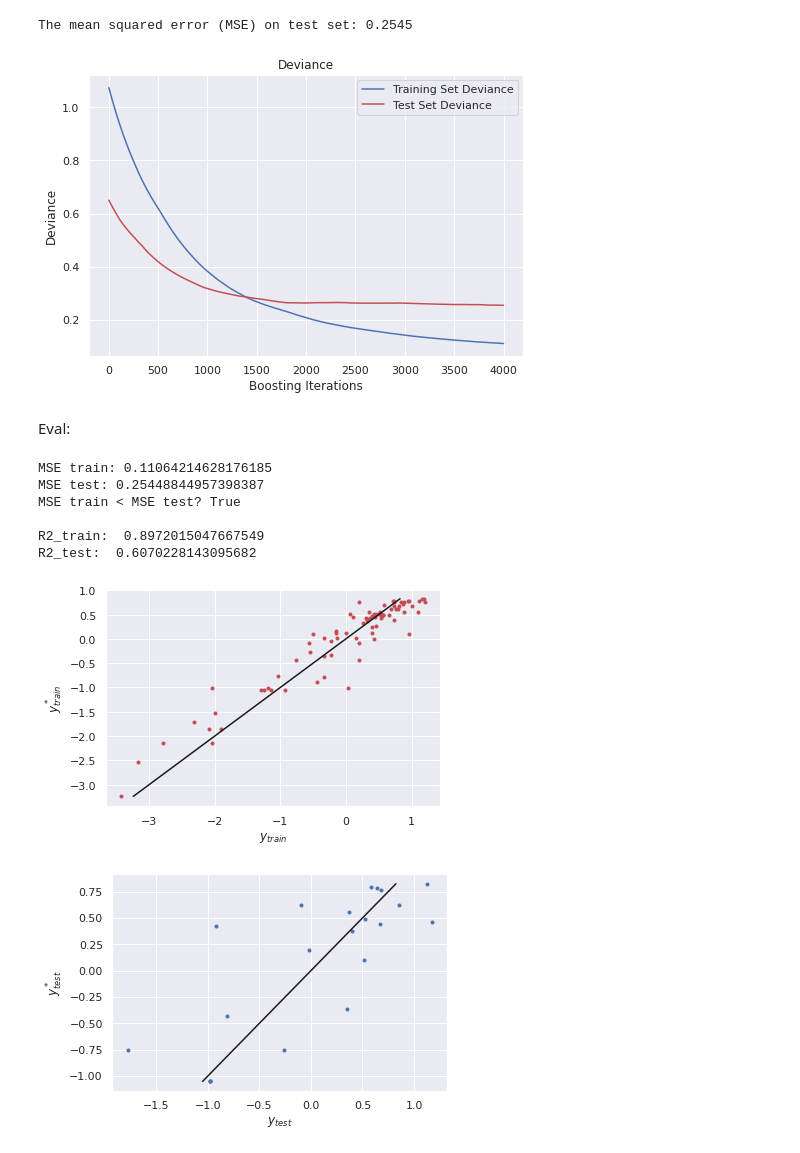
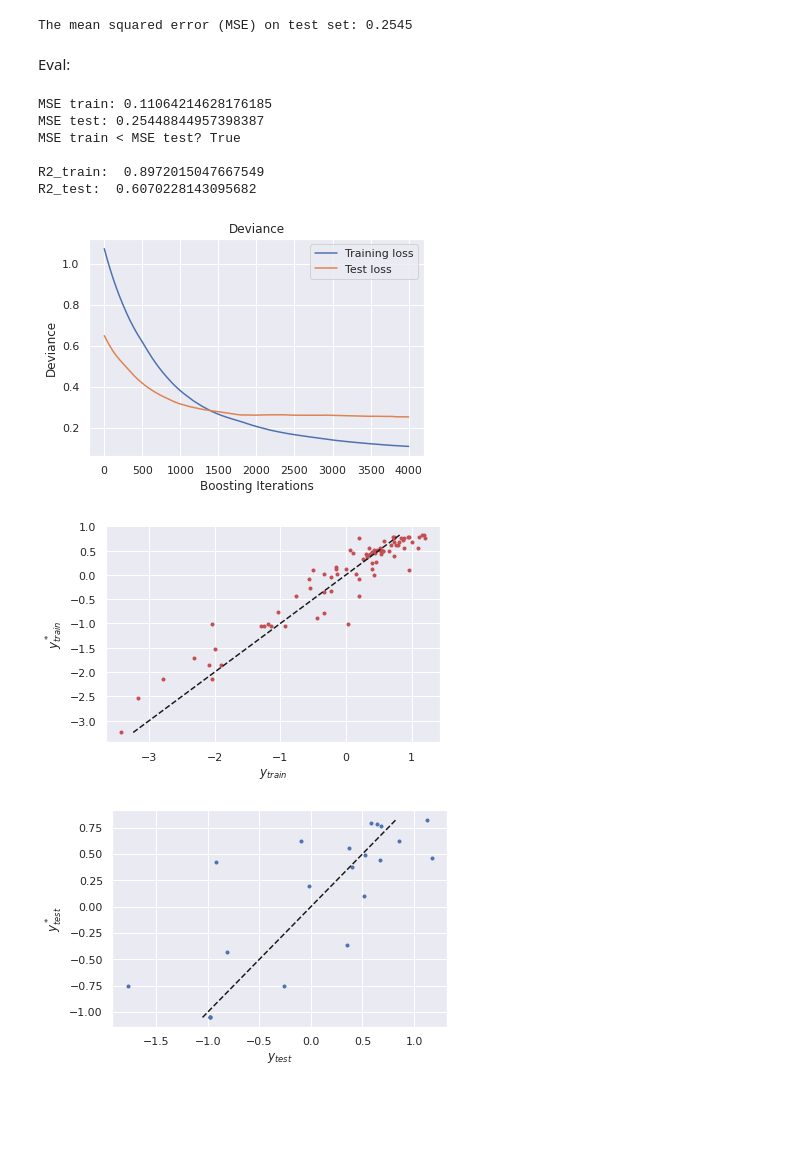
Before and after one commit to GermanOmar/ANN1, a Jupyter notebook: GBR.ipynb, the cells around one changed output. Cells and saved outputs as stored; diff of their text form; code cells hidden in the pictures; blank space fills up the shorter version.

```diff
--- a/GBR.ipynb
+++ b/GBR.ipynb
@@ -105,7 +105,7 @@ HYPERPARAMETERS:
 from sklearn.ensemble import GradientBoostingRegressor
 
 params = {'n_estimators': 4000, 'max_depth': None, 'min_samples_split': 5, 'max_leaf_nodes': 8,
-          'learning_rate': 0.001, 'random_state': 12,'loss': 'ls'}
+          'learning_rate': 0.001, 'random_state': 42,'loss': 'ls'}
 #KERNEL
 #GBR=GradientBoostingRegressor(n_estimators=100, random_state=0)
 #model=GradientBoostingRegressor(n_estimators=1000, random_state=0, learning_rate=0.01, )
@@ -122,28 +122,25 @@ mse = mean_squared_error(y_test, model.predict(X_test))
 print("The mean squared error (MSE) on test set: {:.4f}".format(mse))
 # %% [output]
 The mean squared error (MSE) on test set: 0.2545
-# %%
-test_score = np.zeros((params['n_estimators'],), dtype=np.float64)
-for i, y_pred in enumerate(model.staged_predict(X_test)):
-    test_score[i] = model.loss_(y_test, y_pred)
-
-fig = plt.figure(figsize=(7, 5))
-plt.subplot(1, 1, 1)
-plt.title('Deviance')
-plt.plot(np.arange(params['n_estimators']) + 1, model.train_score_, 'b-',
-         label='Training Set Deviance')
-plt.plot(np.arange(params['n_estimators']) + 1, test_score, 'r-',
-         label='Test Set Deviance')
-plt.legend(loc='upper right')
-plt.xlabel('Boosting Iterations')
-plt.ylabel('Deviance')
-fig.tight_layout()
-plt.show()
-# %% [output]
-[figure, removed]
 # %% [markdown]
 Eval:
 # %%
+import seaborn as sns
+sns.set()
+
+test_score = np.zeros((params['n_estimators'],), dtype=np.float64)
+for i, y_pred in enumerate(model.staged_predict(X_test)):
+    test_score[i] = model.loss_(y_test, y_pred)
+
+#fig = plt.figure(figsize=(7, 5))
+plt.subplot(1, 1, 1)
+plt.title('Deviance')
+plt.plot(np.arange(params['n_estimators']) + 1, model.train_score_, label='Training loss')
+plt.plot(np.arange(params['n_estimators']) + 1, test_score, label='Test loss')
+plt.legend(loc='upper right')
+plt.xlabel('Boosting Iterations')
+plt.ylabel('Deviance')
+#fig.tight_layout()
 
 #PREDICTION
 y_star_train = model.predict(X_train)
@@ -153,35 +150,36 @@ y_star_test = model.predict(X_test)
 #plotting...
 plt.figure()
 plt.plot(y_train, y_star_train, 'r.')
-plt.plot([y_star_train.min(), y_star_train.max()], [y_star_train.min(), y_star_train.max()], 'k')
+plt.plot([y_star_train.min(), y_star_train.max()], [y_star_train.min(), y_star_train.max()], 'k--')
 plt.ylabel('$y^*_{train}$')
 plt.xlabel('$y_{train}$')
 
 plt.figure()
 plt.plot(y_test, y_star_test, 'b.')
-plt.plot([y_star_test.min(), y_star_test.max()], [y_star_test.min(), y_star_test.max()], 'k')
+plt.plot([y_star_test.min(), y_star_test.max()], [y_star_test.min(), y_star_test.max()], 'k--')
 plt.ylabel('$y^*_{test}$')
 plt.xlabel('$y_{test}$')
 
 from sklearn.metrics import mean_squared_error
 MSE_test = mean_squared_error(y_test, y_star_test)
 MSE_train = mean_squared_error(y_train, y_star_train)
 
 print('MSE train:', MSE_train)
 print('MSE test:', MSE_test)
 print("MSE train < MSE test?", MSE_train < MSE_test)
 print()
 from sklearn.metrics import r2_score
 R2_train=r2_score(y_train, y_star_train)
 print('R2_train: ',R2_train)
 R2_test=r2_score(y_test, y_star_test)
 print('R2_test: ',R2_test)
 # %% [output]
 MSE train: 0.11064214628176185
 MSE test: 0.25448844957398387
 MSE train < MSE test? True
 
 R2_train:  0.8972015047667549
 R2_test:  0.6070228143095682
-[figure, old version]
+[figure, new version]
-[figure, old version]
+[figure, new version]
+[figure, added]
```
